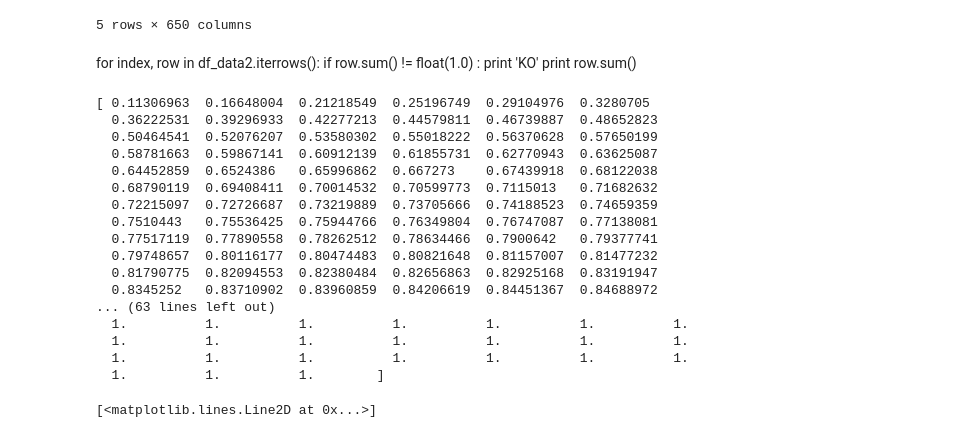
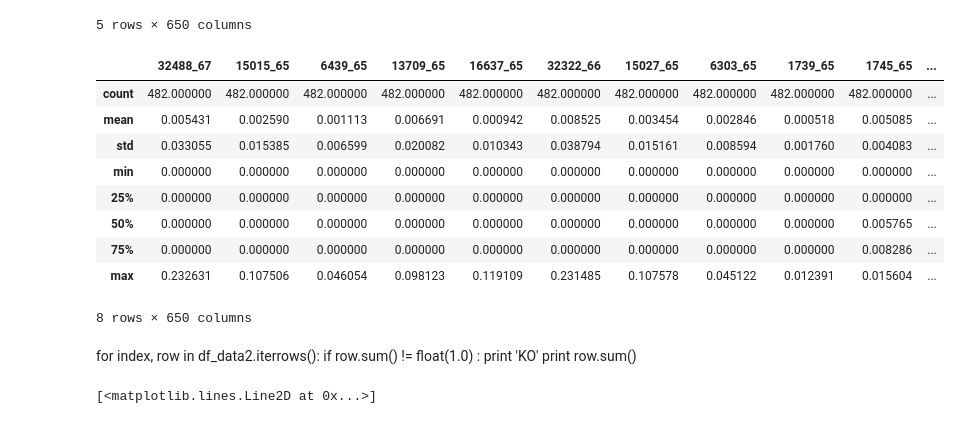
Before and after one commit to Piccettino/VarGroup-hackaton-may2017, a Jupyter notebook: Exploration_materiali.ipynb, the cells around one changed output. Saved outputs shown, nothing was run; the diff lists cells and outputs as text; code cells hidden in the pictures.

```diff
--- a/Exploration_materiali.ipynb
+++ b/Exploration_materiali.ipynb
@@ -66,6 +86,19 @@ df_data2.head()
 5 rows × 650 columns
 # %%
 df_data2 = df_data2.div(df_data2.sum(axis= 1), axis= 0)
+# %%
+df_data2.describe()
+# %% [output]
+|  | 32488_67 | 15015_65 | 6439_65 | 13709_65 | 16637_65 | 32322_66 | 15027_65 | 6303_65 | 1739_65 | 1745_65 | ... |
+| count | 482.000000 | 482.000000 | 482.000000 | 482.000000 | 482.000000 | 482.000000 | 482.000000 | 482.000000 | 482.000000 | 482.000000 | ... |
+| mean | 0.005431 | 0.002590 | 0.001113 | 0.006691 | 0.000942 | 0.008525 | 0.003454 | 0.002846 | 0.000518 | 0.005085 | ... |
+| std | 0.033055 | 0.015385 | 0.006599 | 0.020082 | 0.010343 | 0.038794 | 0.015161 | 0.008594 | 0.001760 | 0.004083 | ... |
+| min | 0.000000 | 0.000000 | 0.000000 | 0.000000 | 0.000000 | 0.000000 | 0.000000 | 0.000000 | 0.000000 | 0.000000 | ... |
+| 25% | 0.000000 | 0.000000 | 0.000000 | 0.000000 | 0.000000 | 0.000000 | 0.000000 | 0.000000 | 0.000000 | 0.000000 | ... |
+| 50% | 0.000000 | 0.000000 | 0.000000 | 0.000000 | 0.000000 | 0.000000 | 0.000000 | 0.000000 | 0.000000 | 0.005765 | ... |
+| 75% | 0.000000 | 0.000000 | 0.000000 | 0.000000 | 0.000000 | 0.000000 | 0.000000 | 0.000000 | 0.000000 | 0.008286 | ... |
+| max | 0.232631 | 0.107506 | 0.046054 | 0.098123 | 0.119109 | 0.231485 | 0.107578 | 0.045122 | 0.012391 | 0.015604 | ... |
+8 rows × 650 columns
 # %% [markdown]
 for index, row in df_data2.iterrows():
     if row.sum() != float(1.0) :
@@ -76,25 +109,7 @@ pca = PCA(n_components = df_data2.shape[1])
 pca.fit(df_data2)
 expl_var = np.array(pca.explained_variance_ratio_)
 cum_expl_var = np.cumsum(expl_var)
-print cum_expl_var
+#print cum_expl_var
-# %% [output]
-[ 0.11306963  0.16648004  0.21218549  0.25196749  0.29104976  0.3280705
-  0.36222531  0.39296933  0.42277213  0.44579811  0.46739887  0.48652823
-  0.50464541  0.52076207  0.53580302  0.55018222  0.56370628  0.57650199
-  0.58781663  0.59867141  0.60912139  0.61855731  0.62770943  0.63625087
-  0.64452859  0.6524386   0.65996862  0.667273    0.67439918  0.68122038
-  0.68790119  0.69408411  0.70014532  0.70599773  0.7115013   0.71682632
-  0.72215097  0.72726687  0.73219889  0.73705666  0.74188523  0.74659359
-  0.7510443   0.75536425  0.75944766  0.76349804  0.76747087  0.77138081
-  0.77517119  0.77890558  0.78262512  0.78634466  0.7900642   0.79377741
-  0.79748657  0.80116177  0.80474483  0.80821648  0.81157007  0.81477232
-  0.81790775  0.82094553  0.82380484  0.82656863  0.82925168  0.83191947
-  0.8345252   0.83710902  0.83960859  0.84206619  0.84451367  0.84688972
-... (63 lines left out)
-  1.          1.          1.          1.          1.          1.          1.
-  1.          1.          1.          1.          1.          1.          1.
-  1.          1.          1.          1.          1.          1.          1.
-  1.          1.          1.        ]
 # %%
 x = np.arange(cum_expl_var.shape[0])
 y = cum_expl_var
```
Also changed, not shown: parts of 8 cells of this notebook.
